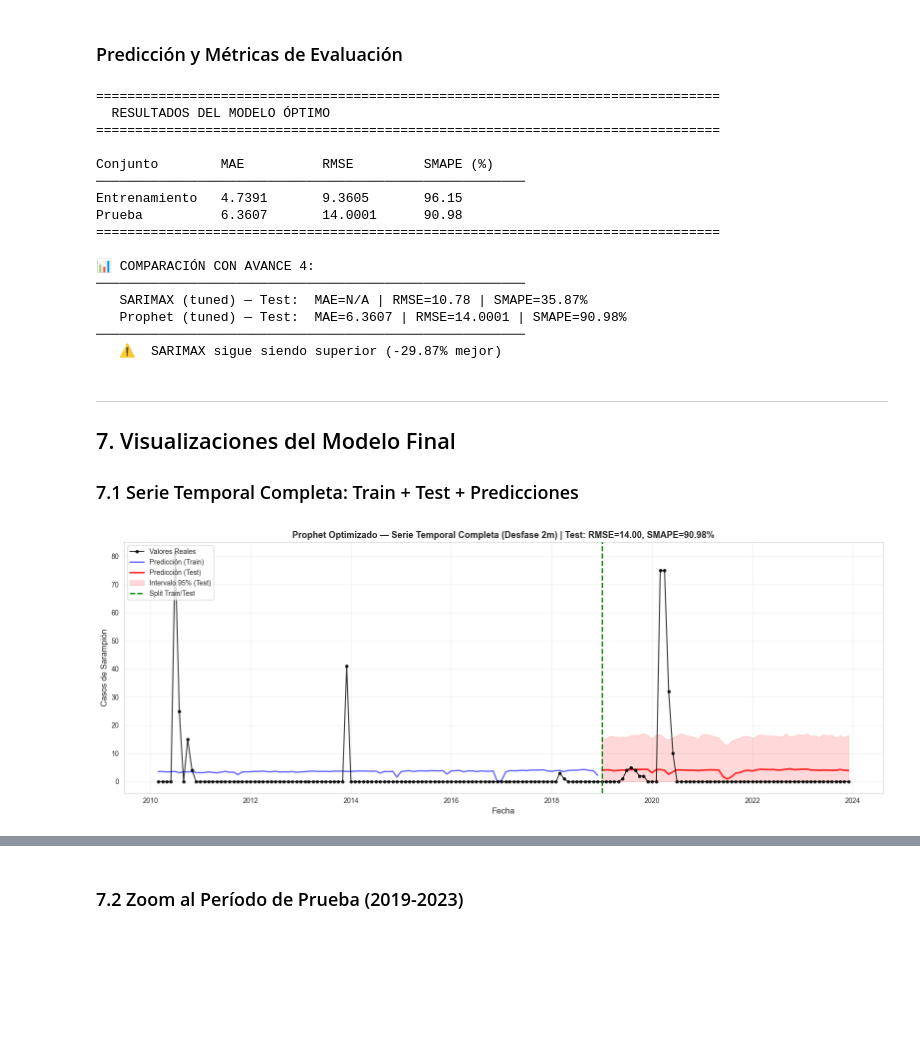
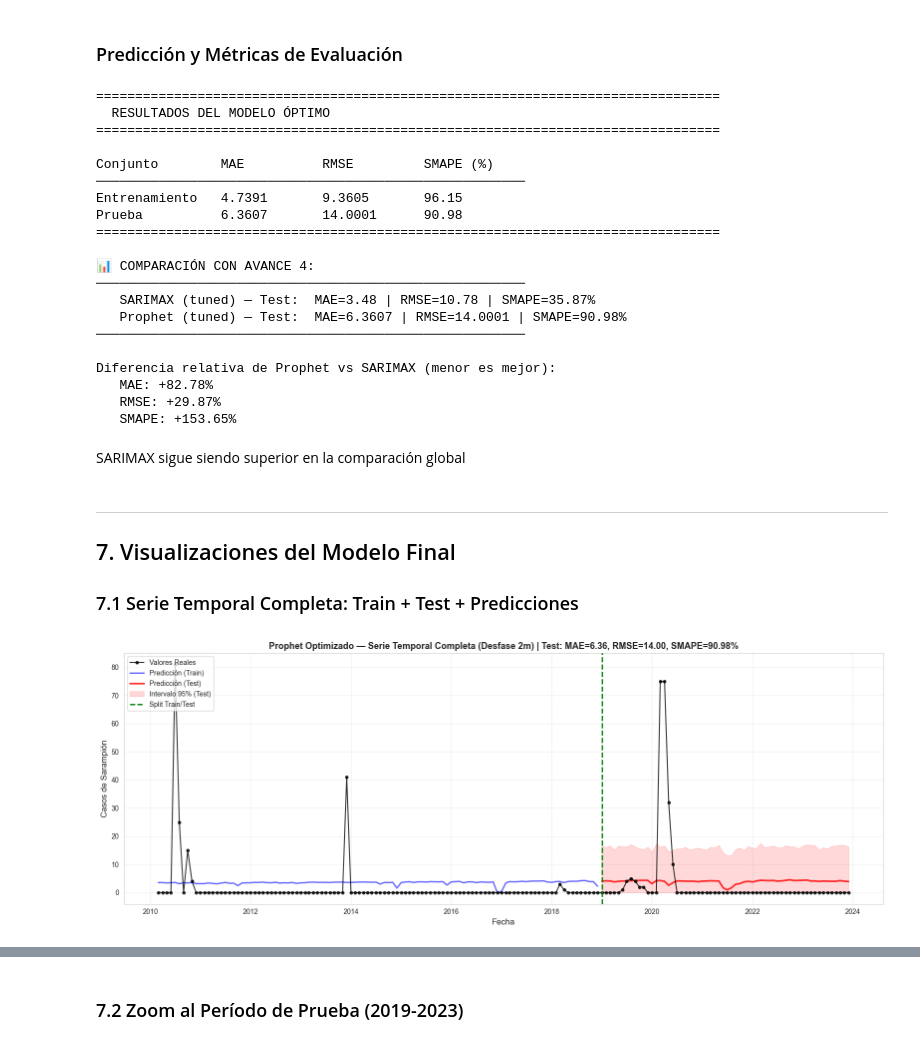
Before and after one commit to GeraP97/pi-equipo32, a Jupyter notebook: notebooks/Model Testing/Avance5/ProphetMau.ipynb, the cells around one changed output, grey strips where cells are left out. Saved outputs shown, nothing was run; the diff lists cells and outputs as text; code cells hidden in the pictures; blank space fills up the shorter version.

```diff
--- a/notebooks/Model Testing/Avance5/ProphetMau.ipynb
+++ b/notebooks/Model Testing/Avance5/ProphetMau.ipynb
@@ -50,6 +27,7 @@ La separación temporal estricta (**Train ≤ 2018 | Test ≥ 2019**) evita *dat
 # %% [markdown]
 ## 1. Configuración del Ambiente y Librerías
 # %%
+import json
 import numpy as np
 import pandas as pd
 from pathlib import Path
@@ -82,6 +60,12 @@ TEST_END_YEAR = 2023
 # Único desfase de vacunación a evaluar en esta versión
 DESFASE_VACUNAS = 2
 
+# Persistencia de hiperparámetros para evitar repetir grid search
+FORZAR_GRID_SEARCH = False
+CACHE_DIR = Path("cache")
+CACHE_DIR.mkdir(parents=True, exist_ok=True)
+BEST_CONFIG_PATH = CACHE_DIR / f"prophet_best_config_desfase_{DESFASE_VACUNAS}m.json"
+
 # Función de métrica SMAPE
 def smape(y_true, y_pred):
     """Symmetric Mean Absolute Percentage Error (0-100%)."""
@@ -95,6 +79,8 @@ print("✓ Librerías cargadas correctamente")
 print(f"✓ Período de entrenamiento: {TRAIN_START_YEAR}-{TRAIN_END_YEAR}")
 print(f"✓ Período de prueba: {TEST_START_YEAR}-{TEST_END_YEAR}")
 print(f"✓ Desfase único de vacunación: {DESFASE_VACUNAS} meses")
+print(f"✓ Cache de parámetros: {BEST_CONFIG_PATH}")
+print(f"✓ Forzar grid search: {FORZAR_GRID_SEARCH}")
 # %% [output]
 ✓ Librerías cargadas correctamente
 ✓ Período de entrenamiento: 2010-2018
@@ -533,20 +522,6 @@ for desfase in DESFASES:
         if neg_vac > 0: print(f"    • Negativos en 'vacunas': {neg_vac}")
     else:
         print(f"  ✓ Sin infinitos ni negativos")
-
-    # Estadísticas básicas
-    print(f"  ✓ Estadísticas de 'y': min={df_check['y'].min():.2f}, max={df_check['y'].max():.2f}, mean={df_check['y'].mean():.2f}")
-    print(f"  ✓ Estadísticas de 'vacunas': min={df_check['vacunas'].min():.0f}, max={df_check['vacunas'].max():.0f}, mean={df_check['vacunas'].mean():.0f}")
-
-    # Verificar TimeSeriesSplit
-    tscv_check = TimeSeriesSplit(n_splits=4)
-    n_splits_actual = sum(1 for _ in tscv_check.split(df_check))
-    print(f"  ✓ TimeSeriesSplit generará {n_splits_actual} splits")
-
-    # Tamaño mínimo de cada fold
-    min_train_size = min(len(train_idx) for train_idx, _ in tscv_check.split(df_check))
-    min_val_size = min(len(val_idx) for _, val_idx in tscv_check.split(df_check))
-    print(f"  ✓ Tamaño mínimo - Train: {min_train_size}, Val: {min_val_size}")
 # %% [output]
 ================================================================================
   DIAGNÓSTICO PRE-GRID SEARCH
@@ -978,17 +925,24 @@ print(f"{'Prueba':<15} {mae_test:<12.4f} {rmse_test:<12.4f} {smape_test:<12.2f}"
 print(f"{'='*80}\n")
 
 # Comparación con resultados del Avance 4
+sarimax_mae = 3.48
+sarimax_rmse = 10.78
+sarimax_smape = 35.87
+
 print(f"📊 COMPARACIÓN CON AVANCE 4:")
 print(f"{'─'*55}")
-print(f"   SARIMAX (tuned) — Test:  MAE=N/A | RMSE=10.78 | SMAPE=35.87%")
+print(f"   SARIMAX (tuned) — Test:  MAE={sarimax_mae:.2f} | RMSE={sarimax_rmse:.2f} | SMAPE={sarimax_smape:.2f}%")
 print(f"   Prophet (tuned) — Test:  MAE={mae_test:.4f} | RMSE={rmse_test:.4f} | SMAPE={smape_test:.2f}%")
 print(f"{'─'*55}")
 
-mejora_rmse = ((rmse_test - 10.78) / 10.78 * 100)
-if rmse_test < 10.78:
-    print(f"   ✅ Prophet optimizado SUPERA a SARIMAX ({mejora_rmse:.2f}% de mejora)")
-else:
-    print(f"   ⚠️  SARIMAX sigue siendo superior ({-mejora_rmse:.2f}% mejor)")
+mejora_mae = ((mae_test - sarimax_mae) / sarimax_mae * 100)
+mejora_rmse = ((rmse_test - sarimax_rmse) / sarimax_rmse * 100)
+mejora_smape = ((smape_test - sarimax_smape) / sarimax_smape * 100)
+
+print("\nDiferencia relativa de Prophet vs SARIMAX (menor es mejor):")
+print(f"   MAE: {mejora_mae:+.2f}%")
+print(f"   RMSE: {mejora_rmse:+.2f}%")
+print(f"   SMAPE: {mejora_smape:+.2f}%")
 # %% [output]
 ================================================================================
   RESULTADOS DEL MODELO ÓPTIMO
@@ -1002,10 +956,16 @@ Prueba          6.3607       14.0001      90.98
 
 📊 COMPARACIÓN CON AVANCE 4:
 ───────────────────────────────────────────────────────
-   SARIMAX (tuned) — Test:  MAE=N/A | RMSE=10.78 | SMAPE=35.87%
+   SARIMAX (tuned) — Test:  MAE=3.48 | RMSE=10.78 | SMAPE=35.87%
    Prophet (tuned) — Test:  MAE=6.3607 | RMSE=14.0001 | SMAPE=90.98%
 ───────────────────────────────────────────────────────
-   ⚠️  SARIMAX sigue siendo superior (-29.87% mejor)
+
+Diferencia relativa de Prophet vs SARIMAX (menor es mejor):
+   MAE: +82.78%
+   RMSE: +29.87%
+   SMAPE: +153.65%
+# %% [markdown]
+SARIMAX sigue siendo superior en la comparación global
 # %% [markdown]
 ---
 ## 7. Visualizaciones del Modelo Final
@@ -1028,35 +988,35 @@ ax.plot(df_full_final.loc[train_mask_full, "ds"],
         color="blue", lw=2, label="Predicción (Train)", alpha=0.6, zorder=2)
 
 # Predicciones en test
 test_mask_full = df_full_final["ds"] >= pd.Timestamp(f"{TEST_START_YEAR}-01-01")
 ax.plot(df_full_final.loc[test_mask_full, "ds"],
         np.clip(forecast_full.loc[test_mask_full, "yhat"].values, 0, None),
         color="red", lw=2.5, label="Predicción (Test)", alpha=0.8, zorder=2)
 
 # Intervalo de confianza en test
 ax.fill_between(
     df_full_final.loc[test_mask_full, "ds"],
     np.clip(forecast_full.loc[test_mask_full, "yhat_lower"].values, 0, None),
     np.clip(forecast_full.loc[test_mask_full, "yhat_upper"].values, 0, None),
     color="red", alpha=0.15, label="Intervalo 95% (Test)"
 )
 
 # Línea divisoria train/test
 ax.axvline(pd.Timestamp(f"{TEST_START_YEAR}-01-01"), color="green",
            ls="--", lw=2, label="Split Train/Test", zorder=4)
 
 ax.set_xlabel("Fecha", fontsize=12)
 ax.set_ylabel("Casos de Sarampión", fontsize=12)
 ax.set_title(
-    f"Prophet Optimizado — Serie Temporal Completa (Desfase {best_desfase}m) | Test: RMSE={rmse_test:.2f}, SMAPE={smape_test:.2f}%",
+    f"Prophet Optimizado — Serie Temporal Completa (Desfase {best_desfase}m) | Test: MAE={mae_test:.2f}, RMSE={rmse_test:.2f}, SMAPE={smape_test:.2f}%",
     fontweight="bold", fontsize=13
 )
 ax.legend(loc="upper left", fontsize=10)
 ax.grid(True, alpha=0.3)
 plt.tight_layout()
 plt.show()
 # %% [output]
-[figure, old version]
+[figure, new version]
 # %% [markdown]
 #### Interpretación: Serie Temporal Completa (2010-2023)
 
```
Also changed, not shown: parts of 14 cells of this notebook, 1 other file.
